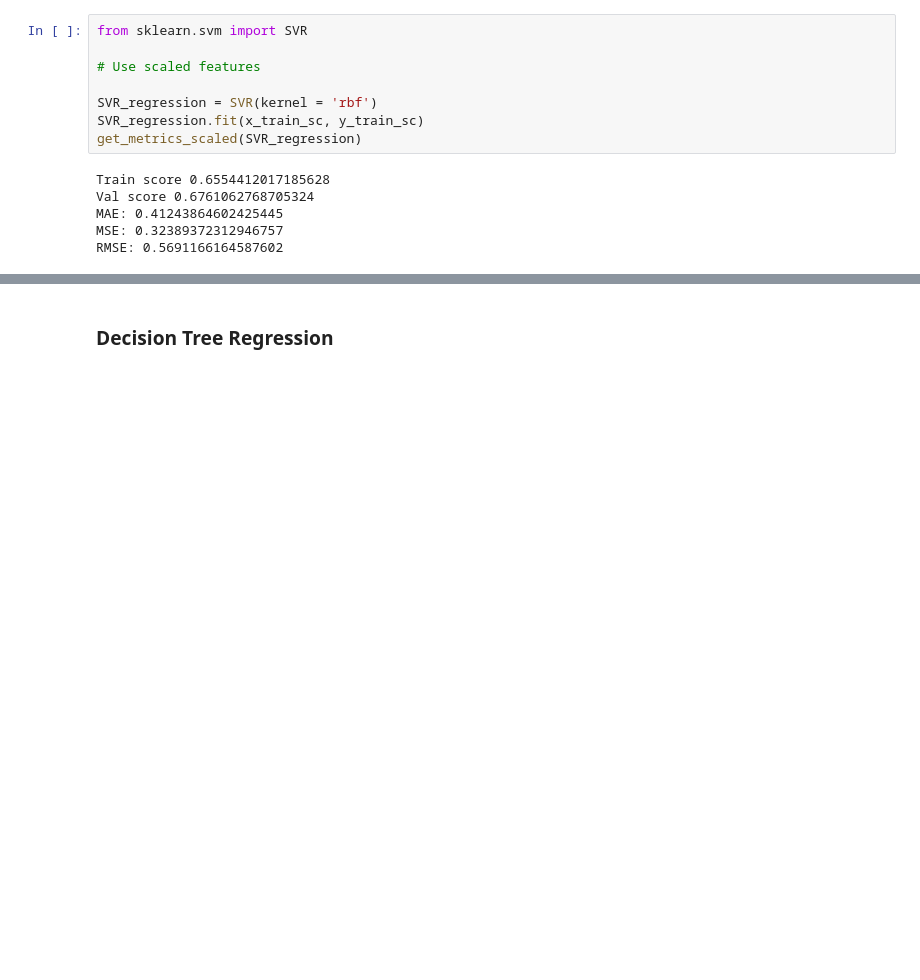
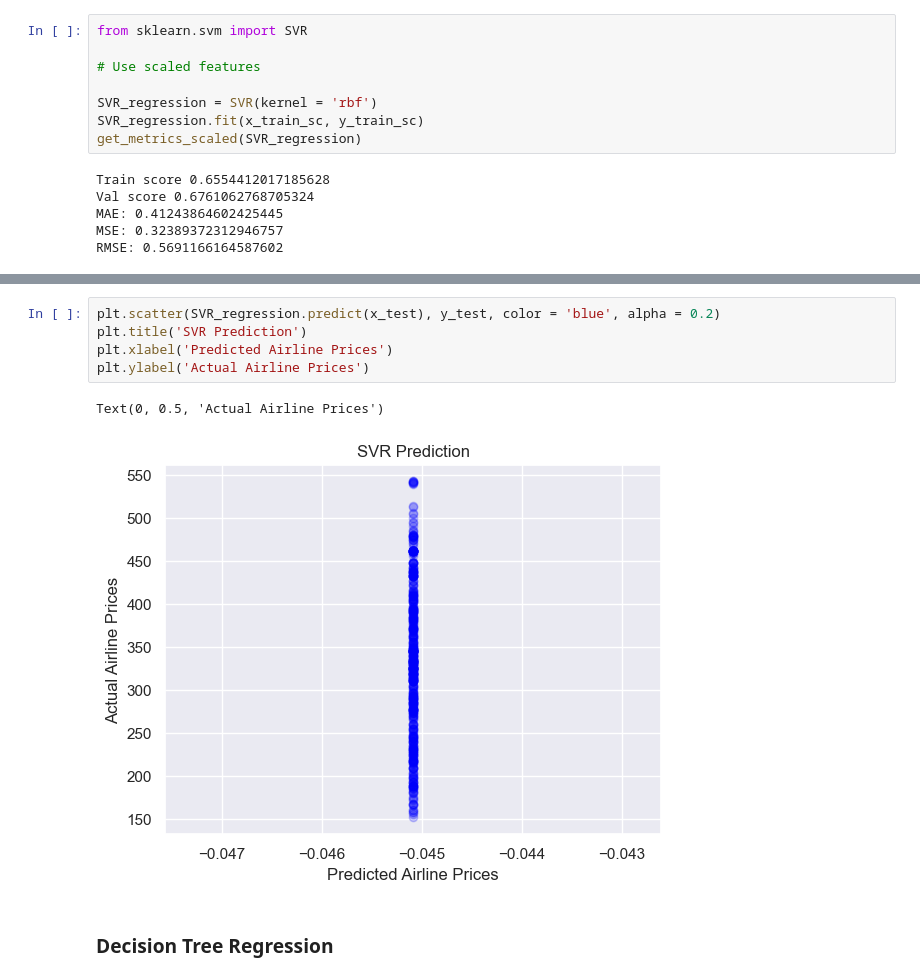
Before and after one commit to Wh4130/Flight_Price_ML_SideProject, a Jupyter notebook: 3_Modeling.ipynb, the cells around one changed output, grey strips where cells are left out. Drawn from its saved outputs; the diff is of its cells as text; blank space fills up the shorter version.

```diff
--- a/3_Modeling.ipynb
+++ b/3_Modeling.ipynb
@@ -251,3 +249,11 @@ RMSE: 0.5691166164587602
+# %%
+plt.scatter(SVR_regression.predict(x_test), y_test, color = 'blue', alpha = 0.2)
+plt.title('SVR Prediction')
+plt.xlabel('Predicted Airline Prices')
+plt.ylabel('Actual Airline Prices')
+# %% [output]
+Text(0, 0.5, 'Actual Airline Prices')
+[figure, added]
 # %% [markdown]
 ### Decision Tree Regression
 # %%
```
Also changed, not shown: parts of 10 cells of this notebook, 2 other files.
